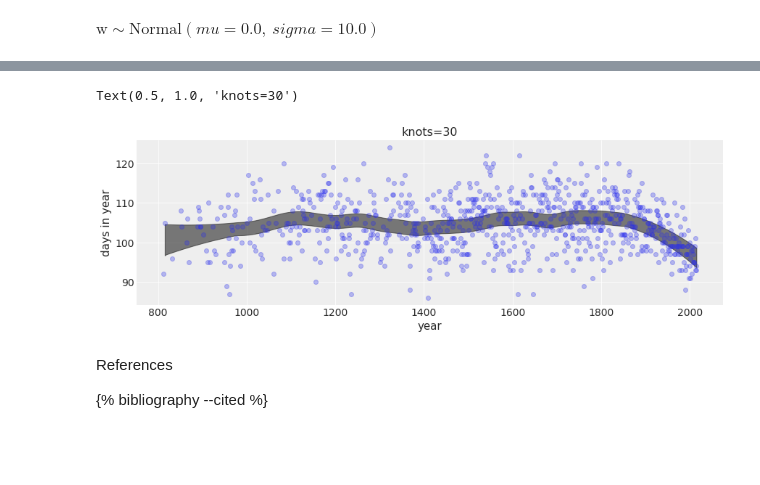
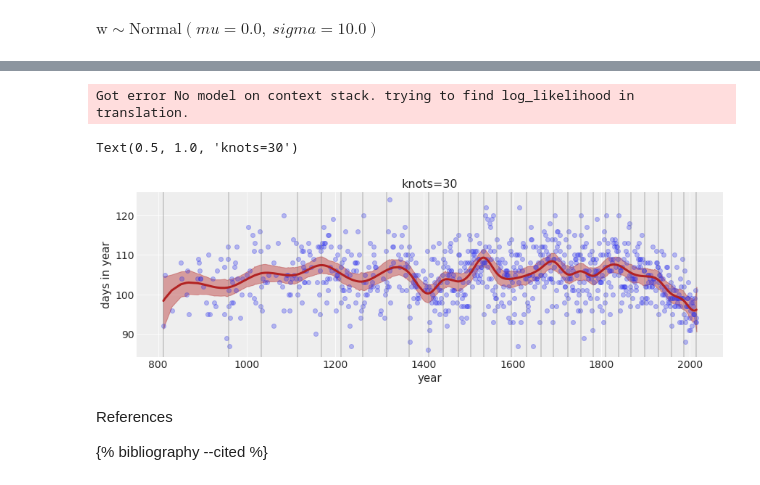
Before and after one commit to nasheqlbrm/blog, a Jupyter notebook: _notebooks/2022-04-10-McElreath-Chapter-4.ipynb, the cells around one changed output, grey strips where cells are left out. Drawn from its saved outputs; the diff is of its cells as text; code cells hidden in the pictures; blank space fills up the shorter version.

Commit message:
Update 2022-04-10-McElreath-Chapter-4.ipynb
plot 94% hdi intervals. Somehow using az.plot_hdi was not working.

```diff
--- a/_notebooks/2022-04-10-McElreath-Chapter-4.ipynb
+++ b/_notebooks/2022-04-10-McElreath-Chapter-4.ipynb
@@ -536,6 +551,20 @@ ax.set_ylim(-6, 6);
 # %%
-ax = az.plot_hdi(d2.year, trace_m_4M8["mu"], color="k")
+plt.fill_between(
+    d2.year,
+    post_pred["hdi_3%"],
+    post_pred["hdi_97%"],
+    color="firebrick",
+    alpha=0.4,
+);
+
+ax = plt.gca()
 ax.plot(d2.year, d2.doy, "o", alpha=0.3)
+for knot in knot_list:
+    ax.axvline(knot, color="grey", alpha=0.4);
+ax.plot(d2.year,
+        post_pred['mean'],
+        lw=3, color="firebrick")
+
 fig = plt.gcf()
 fig.set_size_inches(12, 4)
 ax.set_xlabel("year")
@@ -574,16 +605,36 @@ Sampling 2 chains for 2_000 tune and 2_000 draw iterations (4_000 + 4_000 draws
 The number of effective samples is smaller than 25% for some parameters.
+# %%
+#hide
+post_pred = ( az.summary(trace_m_4M8, var_names=["mu"], hdi_prob=0.94).
+             reset_index(drop=True) )
+# %% [output]
+Got error No model on context stack. trying to find log_likelihood in translation.
 # %%
 #hide_input
-ax = az.plot_hdi(d2.year, trace_m_4M8["mu"], color="k")
+plt.fill_between(
+    d2.year,
+    post_pred["hdi_3%"],
+    post_pred["hdi_97%"],
+    color="firebrick",
+    alpha=0.4,
+);
+
+ax = plt.gca()
 ax.plot(d2.year, d2.doy, "o", alpha=0.3)
+for knot in knot_list:
+    ax.axvline(knot, color="grey", alpha=0.4);
+ax.plot(d2.year,
+        post_pred['mean'],
+        lw=3, color="firebrick")
+
 fig = plt.gcf()
 fig.set_size_inches(12, 4)
 ax.set_xlabel("year")
 ax.set_ylabel("days in year")
 ax.set_title(f'knots={num_knots}')
 # %% [output]
 Text(0.5, 1.0, 'knots=30')
-[figure, old version]
+[figure, new version]
 # %% [markdown]
 References
 
```
Also changed, not shown: parts of 5 cells of this notebook.
